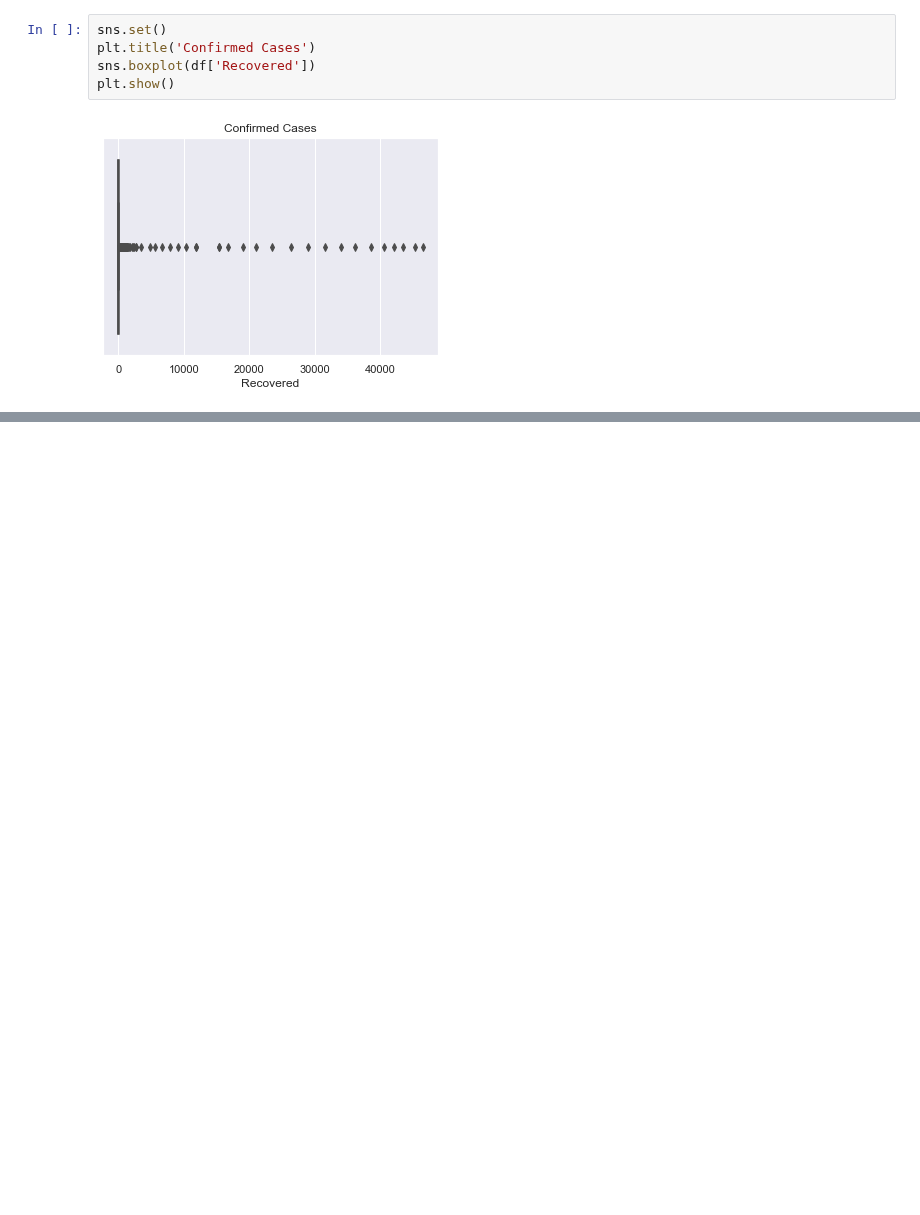
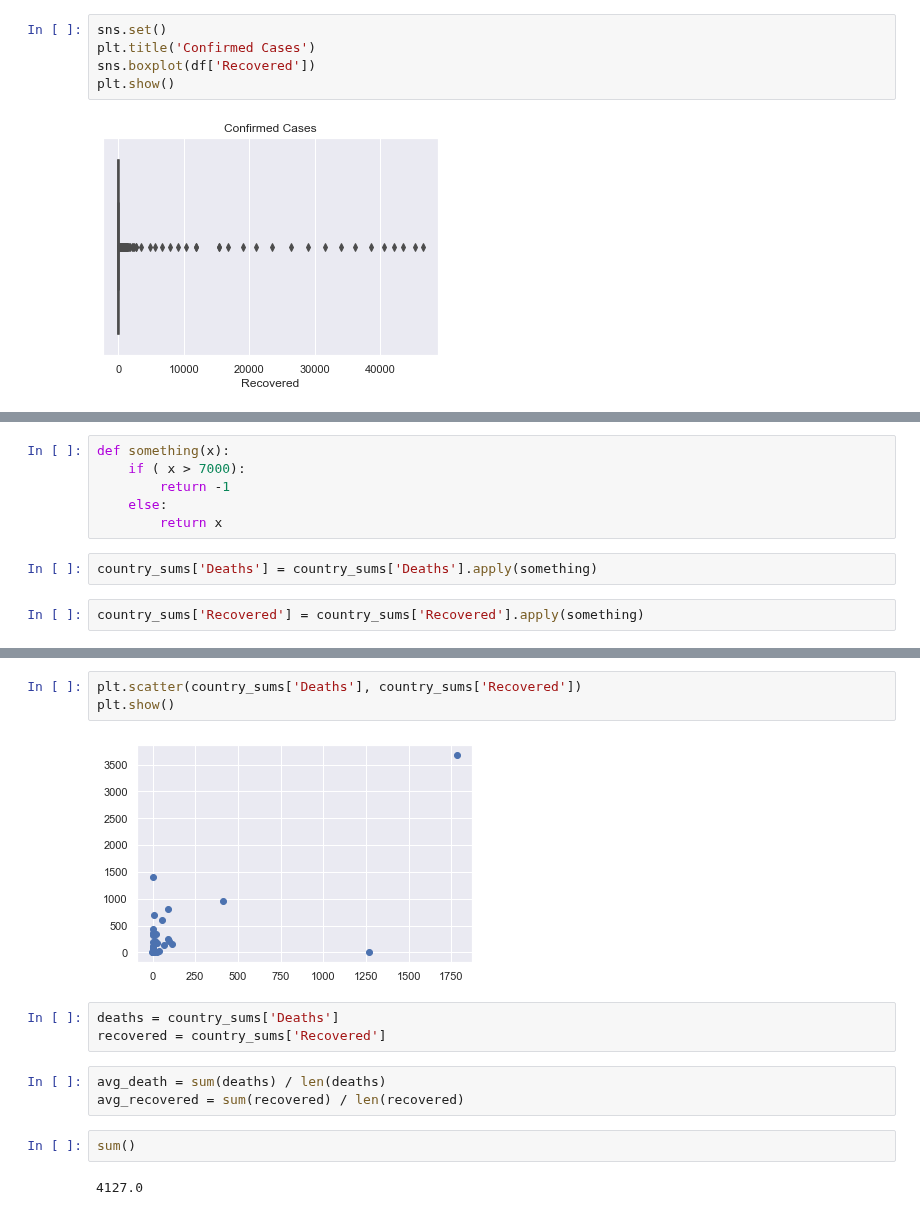
Before and after one commit to trevohearn/nyc-mhtn-ds-010620-lectures, a Jupyter notebook: novel-corona-virus-2019-dataset/Untitled.ipynb, the cells around one changed output, grey strips where cells are left out. Cells and saved outputs as stored; diff of their text form; blank space fills up the shorter version.

```diff
--- a/novel-corona-virus-2019-dataset/Untitled.ipynb
+++ b/novel-corona-virus-2019-dataset/Untitled.ipynb
@@ -78,0 +68,10 @@ trace(li)
+# %%
+def something(x):
+    if ( x > 7000):
+        return -1
+    else:
+        return x
+# %%
+country_sums['Deaths'] = country_sums['Deaths'].apply(something)
+# %%
+country_sums['Recovered'] = country_sums['Recovered'].apply(something)
@@ -78,0 +104,15 @@ trace(li)
+# %%
+plt.scatter(country_sums['Deaths'], country_sums['Recovered'])
+plt.show()
+# %% [output]
+[figure, added]
+# %%
+deaths = country_sums['Deaths']
+recovered = country_sums['Recovered']
+# %%
+avg_death = sum(deaths) / len(deaths)
+avg_recovered = sum(recovered) / len(recovered)
+# %%
+sum()
+# %% [output]
+4127.0
```
Also changed, not shown: parts of 10 cells of this notebook, 2 other files.
